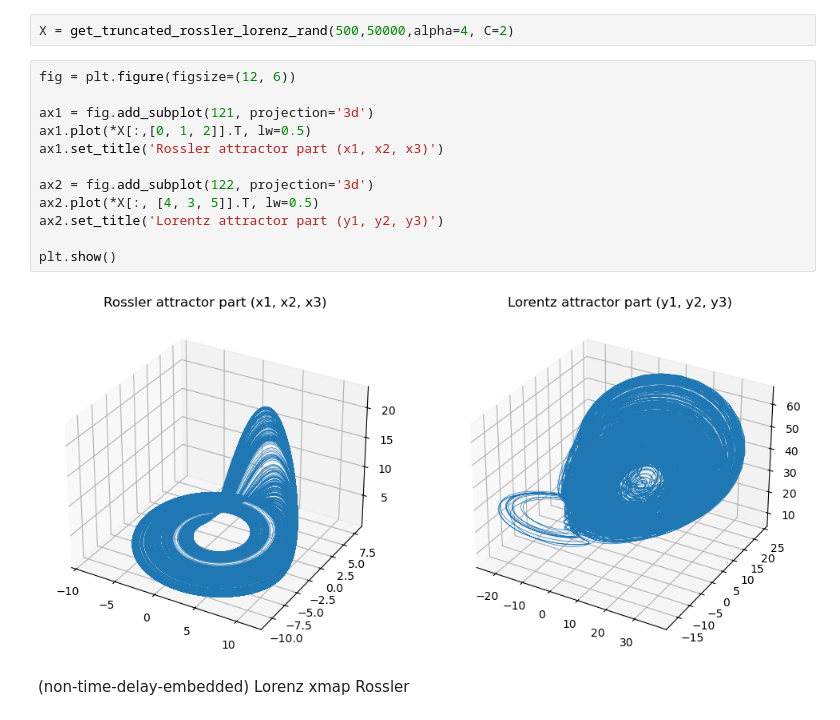
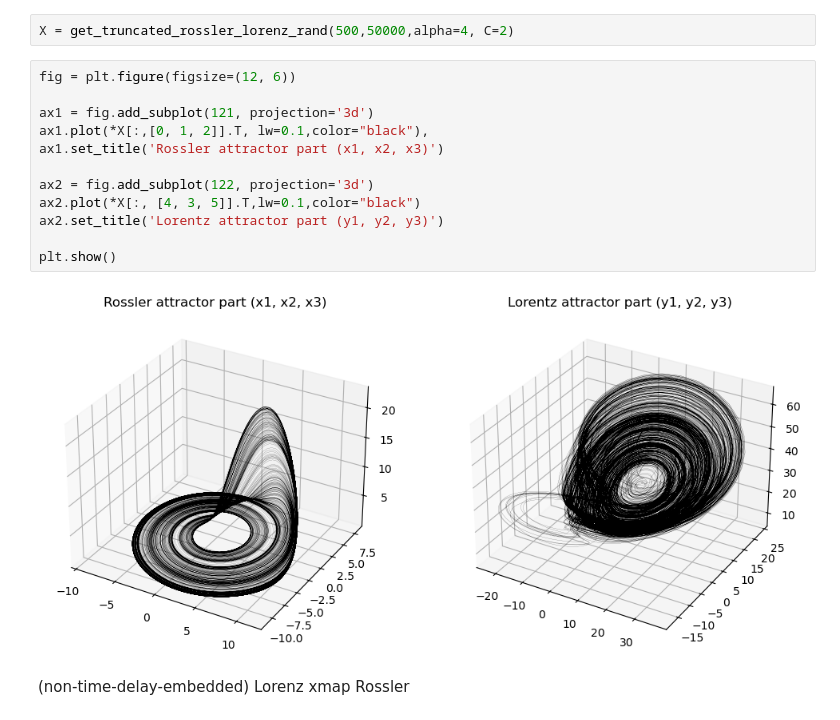
Before and after one commit to z7743/FastCCM, a Jupyter notebook: notebooks/FastCCM usage examples.ipynb, the cells around one changed output. Cells and saved outputs as stored; diff of their text form.

```diff
--- a/notebooks/FastCCM usage examples.ipynb
+++ b/notebooks/FastCCM usage examples.ipynb
@@ -15,17 +15,17 @@ X = get_truncated_rossler_lorenz_rand(500,50000,alpha=4, C=2)
 # %%
 fig = plt.figure(figsize=(12, 6))
 
 ax1 = fig.add_subplot(121, projection='3d')
-ax1.plot(*X[:,[0, 1, 2]].T, lw=0.5)
+ax1.plot(*X[:,[0, 1, 2]].T, lw=0.1,color="black"),
 ax1.set_title('Rossler attractor part (x1, x2, x3)')
 
 ax2 = fig.add_subplot(122, projection='3d')
-ax2.plot(*X[:, [4, 3, 5]].T, lw=0.5)
+ax2.plot(*X[:, [4, 3, 5]].T,lw=0.1,color="black")
 ax2.set_title('Lorentz attractor part (y1, y2, y3)')
 
 plt.show()
 # %% [output]
-[figure, old version]
+[figure, new version]
 # %% [markdown]
 (non-time-delay-embedded) Lorenz xmap Rossler
 # %%
```
